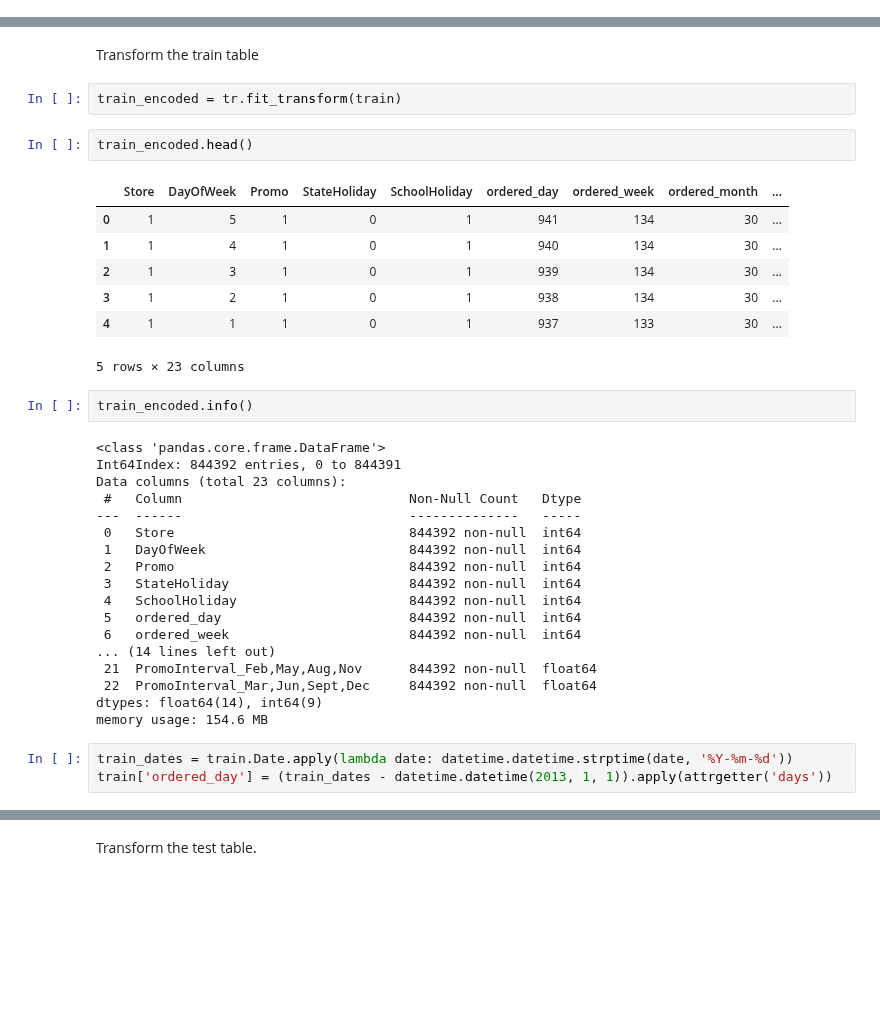
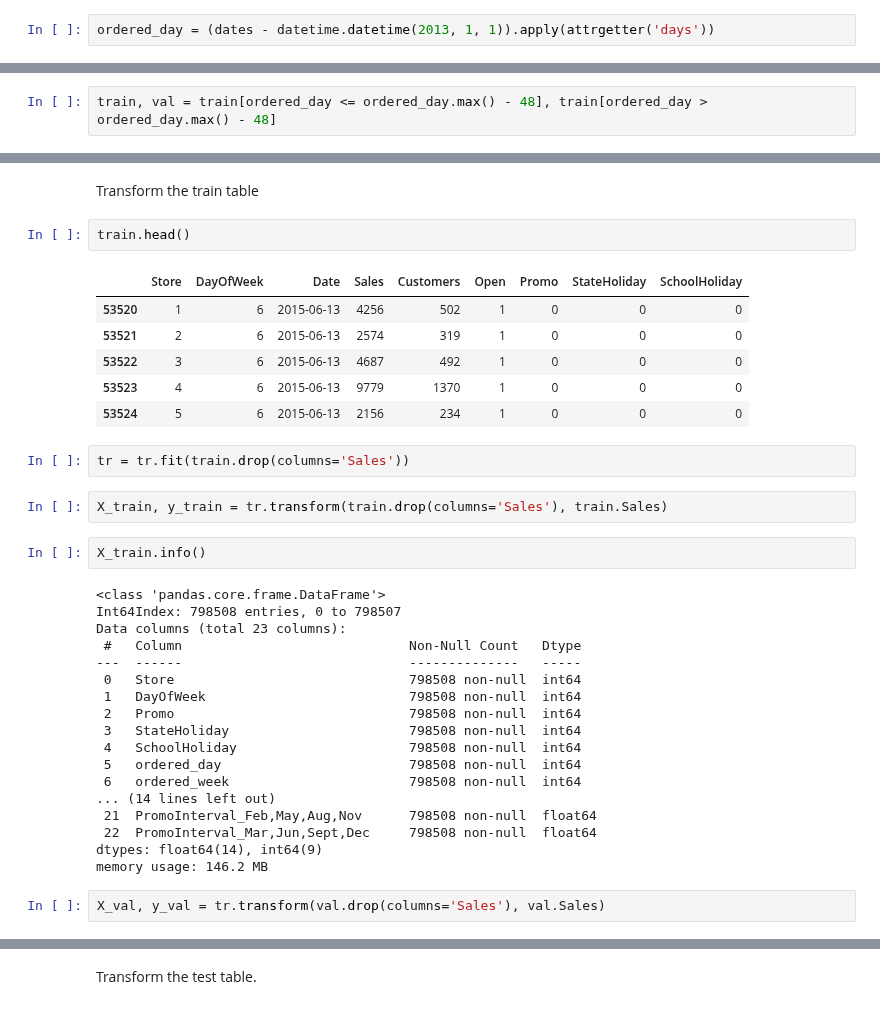
Before and after one commit to vkhmara/EPAM-Internship, a Jupyter notebook: Rossmann Store Sales/EDA.ipynb, the cells around one changed output, grey strips where cells are left out. Drawn from its saved outputs; the diff is of its cells as text; blank space fills up the shorter version.

```diff
--- a/Rossmann Store Sales/EDA.ipynb
+++ b/Rossmann Store Sales/EDA.ipynb
@@ -519,0 +546,2 @@ from sklearn.compose import ColumnTransformer
+# %%
+ordered_day = (dates - datetime.datetime(2013, 1, 1)).apply(attrgetter('days'))
@@ -520,3 +563,5 @@ from sklearn.compose import ColumnTransformer
+# %%
+train, val = train[ordered_day <= ordered_day.max() - 48], train[ordered_day > ordered_day.max() - 48]
 # %% [markdown]
 ## store
 # %% [markdown]
@@ -802,38 +868,38 @@ class MyTransformer(BaseEstimator, TransformerMixin):
 tr = MyTransformer(store)
 # %% [markdown]
 Transform the train table
-# %%
-train_encoded = tr.fit_transform(train)
 # %%
-train_encoded.head()
+train.head()
 # %% [output]
-|  | Store | DayOfWeek | Promo | StateHoliday | SchoolHoliday | ordered_day | ordered_week | ordered_month | ... |
-| 0 | 1 | 5 | 1 | 0 | 1 | 941 | 134 | 30 | ... |
-| 1 | 1 | 4 | 1 | 0 | 1 | 940 | 134 | 30 | ... |
-| 2 | 1 | 3 | 1 | 0 | 1 | 939 | 134 | 30 | ... |
-| 3 | 1 | 2 | 1 | 0 | 1 | 938 | 134 | 30 | ... |
-| 4 | 1 | 1 | 1 | 0 | 1 | 937 | 133 | 30 | ... |
+|  | Store | DayOfWeek | Date | Sales | Customers | Open | Promo | StateHoliday | SchoolHoliday |
+| 53520 | 1 | 6 | 2015-06-13 | 4256 | 502 | 1 | 0 | 0 | 0 |
+| 53521 | 2 | 6 | 2015-06-13 | 2574 | 319 | 1 | 0 | 0 | 0 |
+| 53522 | 3 | 6 | 2015-06-13 | 4687 | 492 | 1 | 0 | 0 | 0 |
+| 53523 | 4 | 6 | 2015-06-13 | 9779 | 1370 | 1 | 0 | 0 | 0 |
+| 53524 | 5 | 6 | 2015-06-13 | 2156 | 234 | 1 | 0 | 0 | 0 |
-5 rows × 23 columns
+# %%
+tr = tr.fit(train.drop(columns='Sales'))
+# %%
+X_train, y_train = tr.transform(train.drop(columns='Sales'), train.Sales)
 # %%
-train_encoded.info()
+X_train.info()
 # %% [output]
 <class 'pandas.core.frame.DataFrame'>
-Int64Index: 844392 entries, 0 to 844391
+Int64Index: 798508 entries, 0 to 798507
 Data columns (total 23 columns):
  #   Column                             Non-Null Count   Dtype
 ---  ------                             --------------   -----
- 0   Store                              844392 non-null  int64
- 1   DayOfWeek                          844392 non-null  int64
- 2   Promo                              844392 non-null  int64
- 3   StateHoliday                       844392 non-null  int64
- 4   SchoolHoliday                      844392 non-null  int64
- 5   ordered_day                        844392 non-null  int64
- 6   ordered_week                       844392 non-null  int64
+ 0   Store                              798508 non-null  int64
+ 1   DayOfWeek                          798508 non-null  int64
+ 2   Promo                              798508 non-null  int64
+ 3   StateHoliday                       798508 non-null  int64
+ 4   SchoolHoliday                      798508 non-null  int64
+ 5   ordered_day                        798508 non-null  int64
+ 6   ordered_week                       798508 non-null  int64
 ... (14 lines left out)
- 21  PromoInterval_Feb,May,Aug,Nov      844392 non-null  float64
- 22  PromoInterval_Mar,Jun,Sept,Dec     844392 non-null  float64
+ 21  PromoInterval_Feb,May,Aug,Nov      798508 non-null  float64
+ 22  PromoInterval_Mar,Jun,Sept,Dec     798508 non-null  float64
 dtypes: float64(14), int64(9)
-memory usage: 154.6 MB
+memory usage: 146.2 MB
-# %%
-train_dates = train.Date.apply(lambda date: datetime.datetime.strptime(date, '%Y-%m-%d'))
-train['ordered_day'] = (train_dates - datetime.datetime(2013, 1, 1)).apply(attrgetter('days'))
+# %%
+X_val, y_val = tr.transform(val.drop(columns='Sales'), val.Sales)
```
Also changed, not shown: parts of 26 cells of this notebook, 2 other files.
